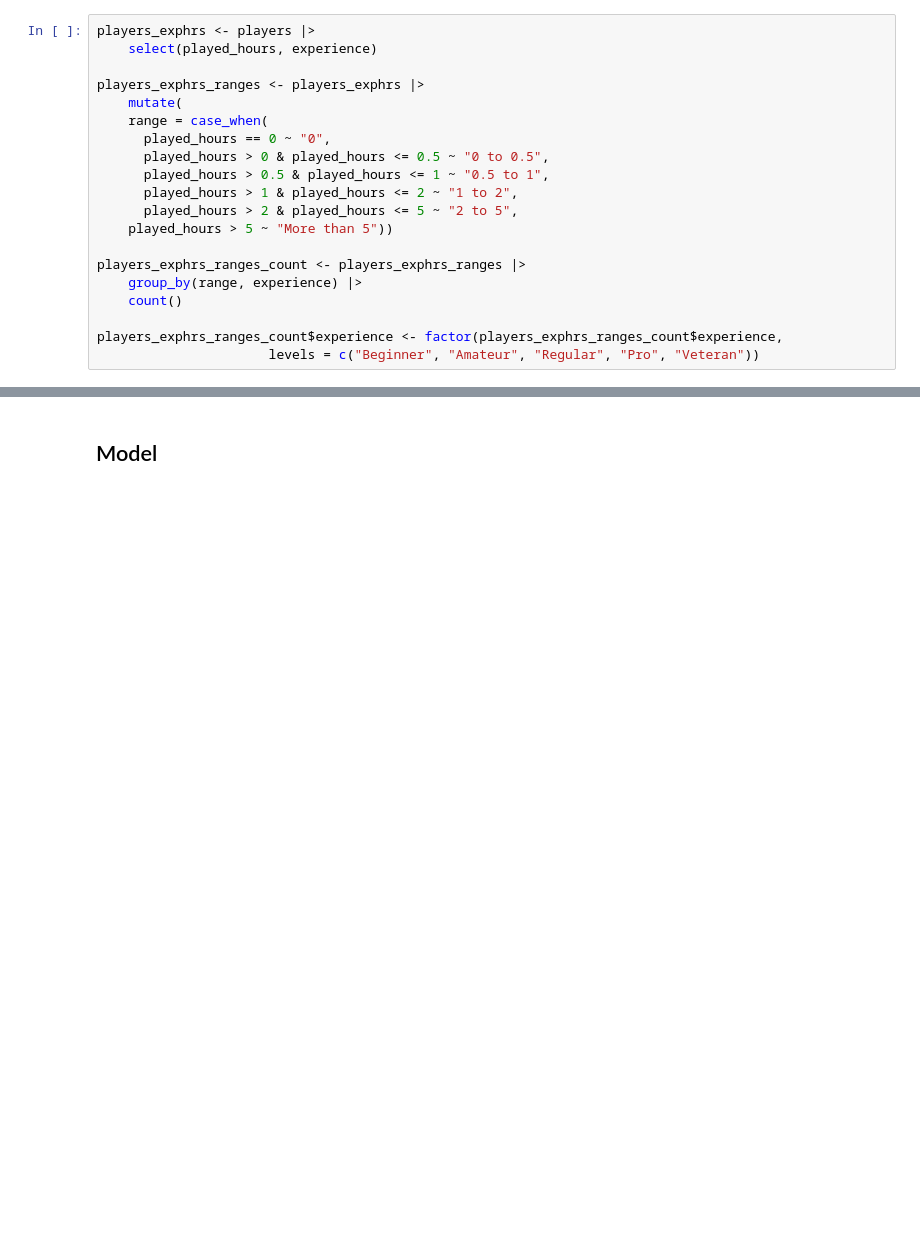
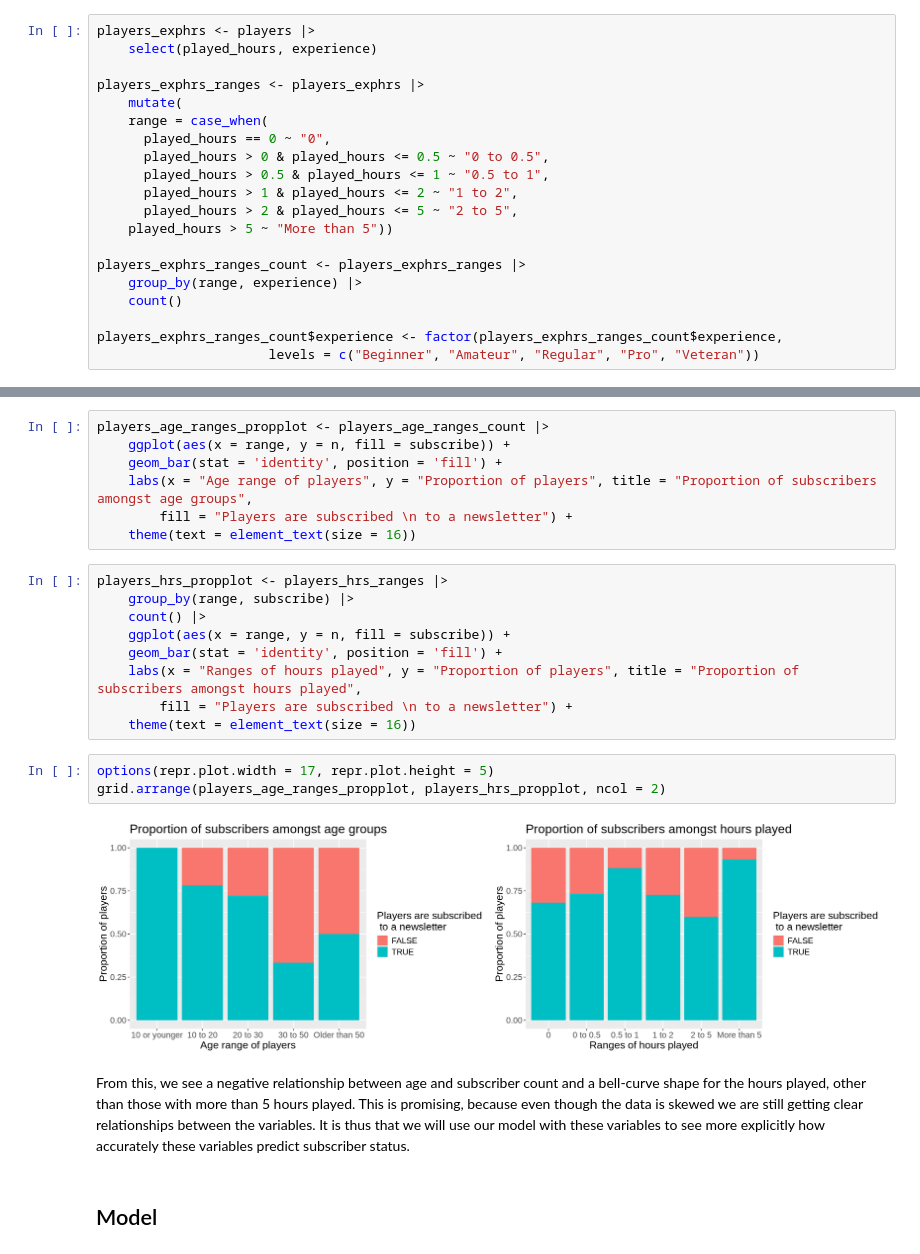
Before and after one commit to sjhillen/DSCI-Group-Project, a Jupyter notebook: SkeletonNotebook.ipynb, the cells around one changed output, grey strips where cells are left out. Cells and saved outputs as stored; diff of their text form; blank space fills up the shorter version.

```diff
--- a/SkeletonNotebook.ipynb
+++ b/SkeletonNotebook.ipynb
@@ -229,3 +312,27 @@ players_exphrs_ranges_count$experience <- factor(players_exphrs_ranges_count$exp
+# %%
+players_age_ranges_propplot <- players_age_ranges_count |>
+    ggplot(aes(x = range, y = n, fill = subscribe)) +
+    geom_bar(stat = 'identity', position = 'fill') +
+    labs(x = "Age range of players", y = "Proportion of players", title = "Proportion of subscribers amongst age groups",
+        fill = "Players are subscribed \n to a newsletter") +
+    theme(text = element_text(size = 16))
+# %%
+players_hrs_propplot <- players_hrs_ranges |>
+    group_by(range, subscribe) |>
+    count() |>
+    ggplot(aes(x = range, y = n, fill = subscribe)) +
+    geom_bar(stat = 'identity', position = 'fill') +
+    labs(x = "Ranges of hours played", y = "Proportion of players", title = "Proportion of subscribers amongst hours played",
+        fill = "Players are subscribed \n to a newsletter") +
+    theme(text = element_text(size = 16))
+# %%
+options(repr.plot.width = 17, repr.plot.height = 5)
+grid.arrange(players_age_ranges_propplot, players_hrs_propplot, ncol = 2)
+# %% [output]
+[figure, added]
+# %% [markdown]
+From this, we see a negative relationship between age and subscriber count and a bell-curve shape for the hours played, other than those with more than 5 hours played.
+This is promising, because even though the data is skewed we are still getting clear relationships between the variables. It is thus that we will use our model with these variables to see more explicitly how accurately these variables predict subscriber status.
 # %% [markdown]
 ## Model
 # %% [markdown]
```
Also changed, not shown: parts of 12 cells of this notebook.
